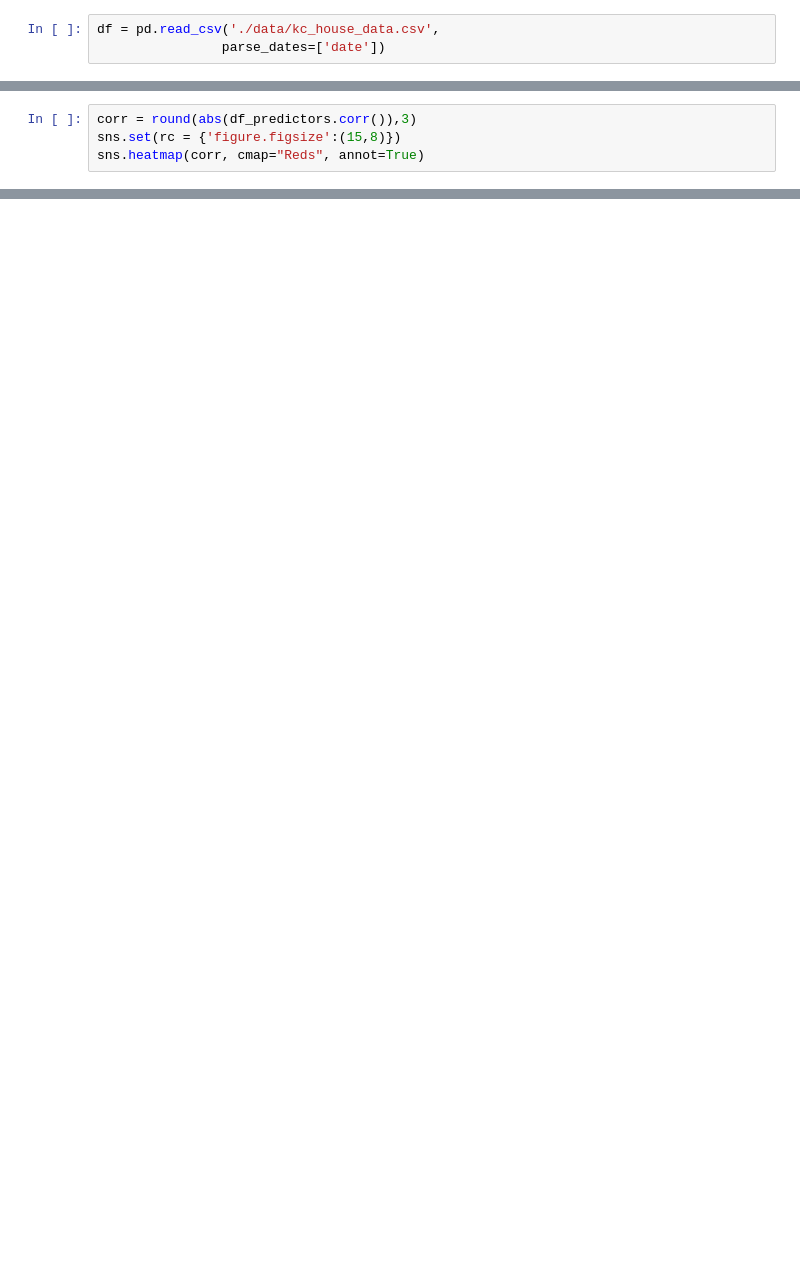
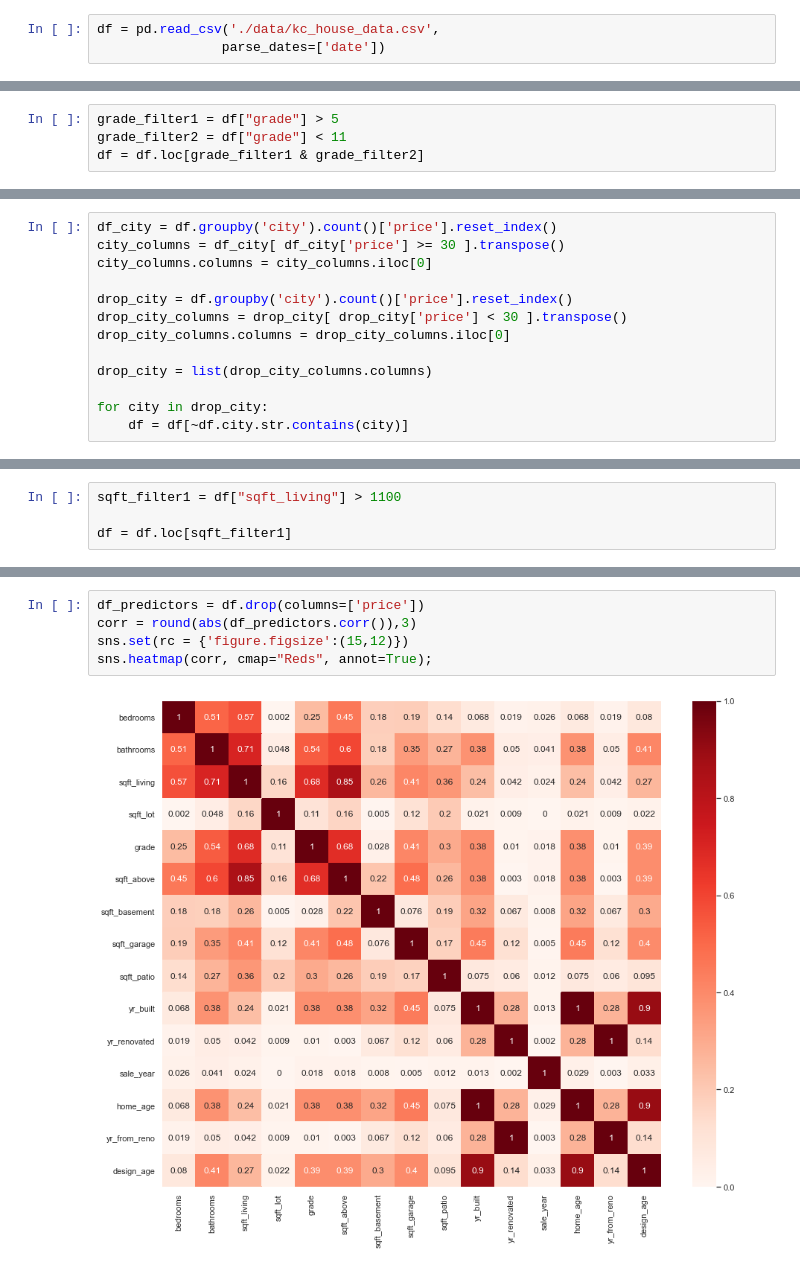
Before and after one commit to AliRampur/Phase-2-Group-Project, a Jupyter notebook: Project Notebook.ipynb, the cells around one changed output, grey strips where cells are left out. Drawn from its saved outputs; the diff is of its cells as text; blank space fills up the shorter version.

Commit message:
project notebook complete. added graphs from notebook to pics folder for readme usage.

```diff
--- a/Project Notebook.ipynb
+++ b/Project Notebook.ipynb
@@ -289,4 +35,0 @@ df_predictors = df.drop(columns=['price'])
-# %%
-corr = round(abs(df_predictors.corr()),3)
-sns.set(rc = {'figure.figsize':(15,8)})
-sns.heatmap(corr, cmap="Reds", annot=True)
@@ -295,0 +178,4 @@ sns.heatmap(corr, cmap="Reds", annot=True)
+# %%
+grade_filter1 = df["grade"] > 5
+grade_filter2 = df["grade"] < 11
+df = df.loc[grade_filter1 & grade_filter2]
@@ -295,0 +184,13 @@ sns.heatmap(corr, cmap="Reds", annot=True)
+# %%
+df_city = df.groupby('city').count()['price'].reset_index()
+city_columns = df_city[ df_city['price'] >= 30 ].transpose()
+city_columns.columns = city_columns.iloc[0]
+
+drop_city = df.groupby('city').count()['price'].reset_index()
+drop_city_columns = drop_city[ drop_city['price'] < 30 ].transpose()
+drop_city_columns.columns = drop_city_columns.iloc[0]
+
+drop_city = list(drop_city_columns.columns)
+
+for city in drop_city:
+    df = df[~df.city.str.contains(city)]
@@ -295,0 +205,4 @@ sns.heatmap(corr, cmap="Reds", annot=True)
+# %%
+sqft_filter1 = df["sqft_living"] > 1100
+
+df = df.loc[sqft_filter1]
@@ -295,0 +211,7 @@ sns.heatmap(corr, cmap="Reds", annot=True)
+# %%
+df_predictors = df.drop(columns=['price'])
+corr = round(abs(df_predictors.corr()),3)
+sns.set(rc = {'figure.figsize':(15,12)})
+sns.heatmap(corr, cmap="Reds", annot=True);
+# %% [output]
+[figure, added]
```
Also changed, not shown: parts of 87 cells of this notebook, 9 other files.
